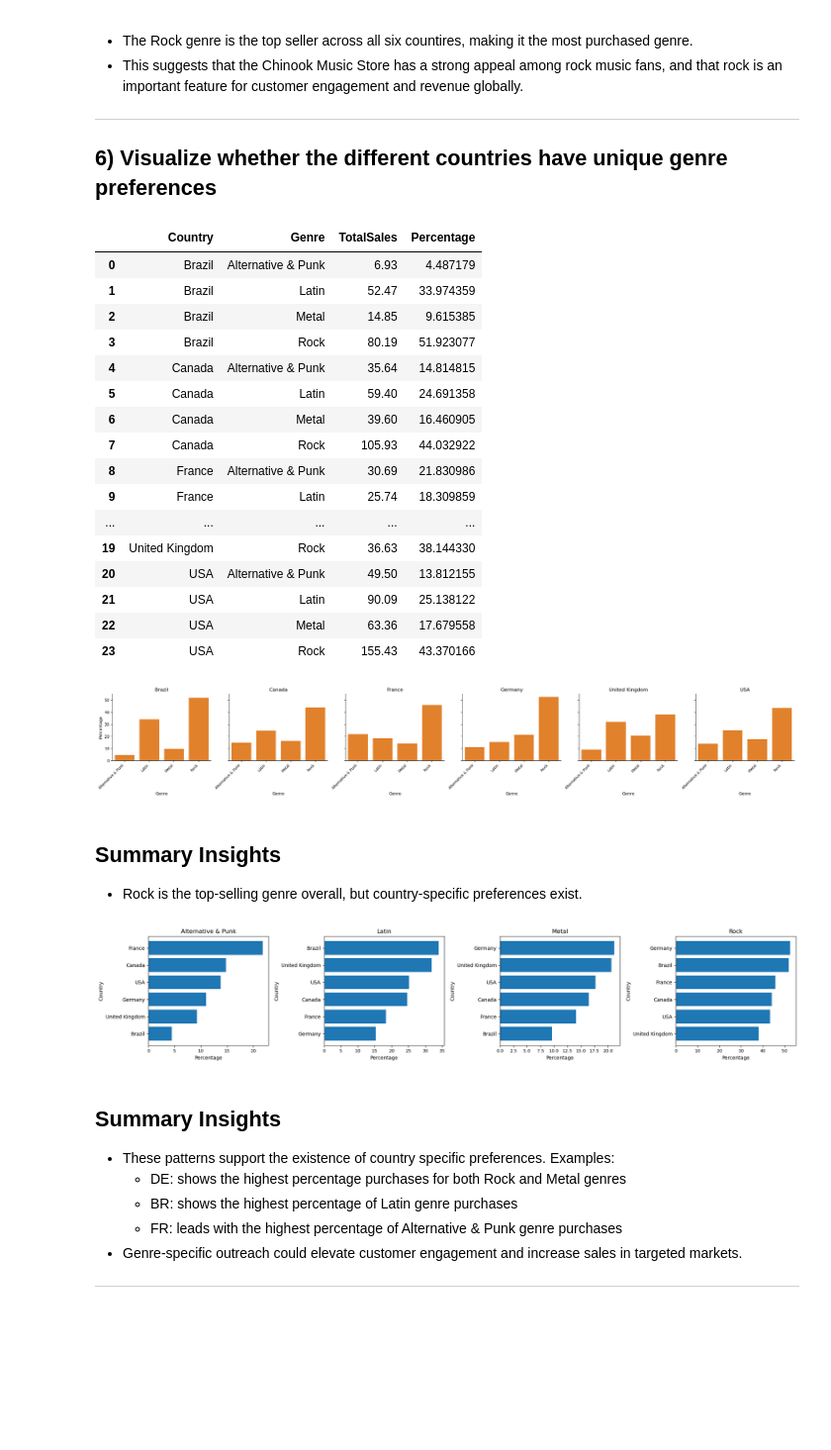
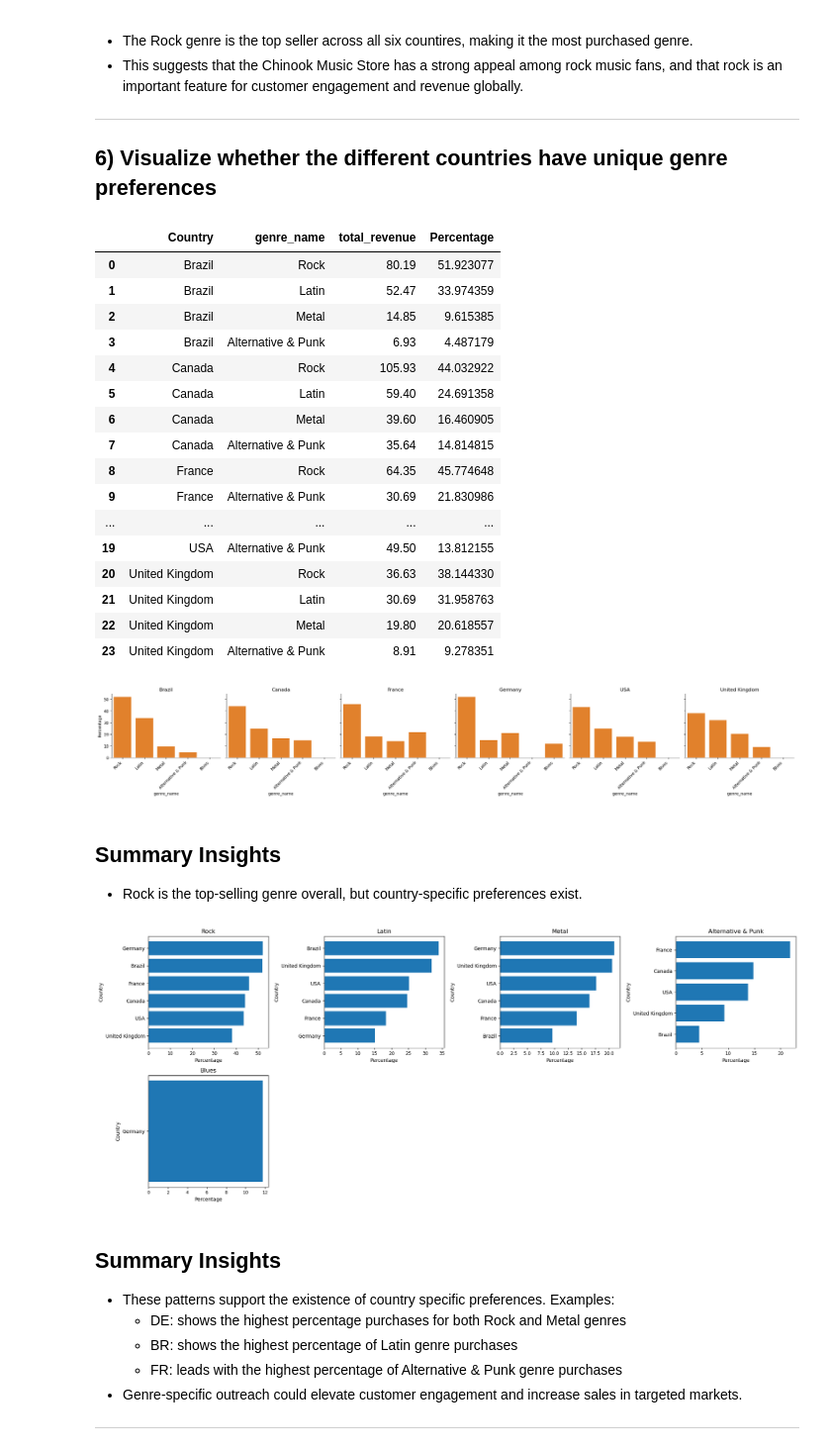
Before and after one commit to bpgodsil/sql-chinook-project, a Jupyter notebook: notebooks/ChinookSQLProject.ipynb, the cells around one changed output. Shown at 99% size. Drawn from its saved outputs; the diff is of its cells as text; code cells hidden in the pictures; blank space fills up the shorter version.

```diff
--- a/notebooks/ChinookSQLProject.ipynb
+++ b/notebooks/ChinookSQLProject.ipynb
@@ -482,8 +394,8 @@ country_by_genre
 # plot total revenue by genre for each country
 p = sns.catplot(
     data=country_by_genre,
-    x="Genre",
-    y="TotalSales",
+    x="genre_name",
+    y="total_revenue",
     col="Country",
     kind="bar",
     height=4,
@@ -514,36 +426,36 @@ plt.show()
 ## 6) Visualize whether the different countries have unique genre preferences
 # %%
 # convert to numeric
-country_by_genre['TotalSales'] = pd.to_numeric(country_by_genre['TotalSales'], errors='coerce')
+country_by_genre['total_revenue'] = pd.to_numeric(country_by_genre['total_revenue'], errors='coerce')
 
 # Calulate percentages by country
-country_by_genre['TotalSalesByCountry'] = country_by_genre.groupby('Country')['TotalSales'].transform('sum')
-country_by_genre['Percentage'] = country_by_genre['TotalSales']/country_by_genre['TotalSalesByCountry'] * 100
+country_by_genre['TotalSalesByCountry'] = country_by_genre.groupby('Country')['total_revenue'].transform('sum')
+country_by_genre['Percentage'] = country_by_genre['total_revenue']/country_by_genre['TotalSalesByCountry'] * 100
 country_by_genre = country_by_genre.drop(columns = 'TotalSalesByCountry')
 
 display(country_by_genre)
 # %% [output]
-|  | Country | Genre | TotalSales | Percentage |
-| 0 | Brazil | Alternative & Punk | 6.93 | 4.487179 |
+|  | Country | genre_name | total_revenue | Percentage |
+| 0 | Brazil | Rock | 80.19 | 51.923077 |
 | 1 | Brazil | Latin | 52.47 | 33.974359 |
 | 2 | Brazil | Metal | 14.85 | 9.615385 |
-| 3 | Brazil | Rock | 80.19 | 51.923077 |
-| 4 | Canada | Alternative & Punk | 35.64 | 14.814815 |
+| 3 | Brazil | Alternative & Punk | 6.93 | 4.487179 |
+| 4 | Canada | Rock | 105.93 | 44.032922 |
 | 5 | Canada | Latin | 59.40 | 24.691358 |
 | 6 | Canada | Metal | 39.60 | 16.460905 |
-| 7 | Canada | Rock | 105.93 | 44.032922 |
-| 8 | France | Alternative & Punk | 30.69 | 21.830986 |
-| 9 | France | Latin | 25.74 | 18.309859 |
+| 7 | Canada | Alternative & Punk | 35.64 | 14.814815 |
+| 8 | France | Rock | 64.35 | 45.774648 |
+| 9 | France | Alternative & Punk | 30.69 | 21.830986 |
 | ... | ... | ... | ... | ... |
-| 19 | United Kingdom | Rock | 36.63 | 38.144330 |
-| 20 | USA | Alternative & Punk | 49.50 | 13.812155 |
-| 21 | USA | Latin | 90.09 | 25.138122 |
-| 22 | USA | Metal | 63.36 | 17.679558 |
-| 23 | USA | Rock | 155.43 | 43.370166 |
+| 19 | USA | Alternative & Punk | 49.50 | 13.812155 |
+| 20 | United Kingdom | Rock | 36.63 | 38.144330 |
+| 21 | United Kingdom | Latin | 30.69 | 31.958763 |
+| 22 | United Kingdom | Metal | 19.80 | 20.618557 |
+| 23 | United Kingdom | Alternative & Punk | 8.91 | 9.278351 |
 # %%
 p = sns.catplot(
     data= country_by_genre,
-    x="Genre", y="Percentage",
+    x="genre_name", y="Percentage",
     col="Country",
     kind="bar",
     height=4, aspect=1,
@@ -562,39 +474,39 @@ for ax in p.axes.flat:
 plt.tight_layout()
 plt.show()
 # %% [output]
-[figure, old version]
+[figure, new version]
 # %% [markdown]
 ## Summary Insights
 
 - Rock is the top-selling genre overall, but country-specific preferences exist.
 # %%
 # horizontal bar charts for each genre and the six countries
-genres = country_by_genre['Genre'].unique()
+genres = country_by_genre['genre_name'].unique()
 n_cols = 4
 n_rows = (len(genres) + n_cols - 1) // n_cols
 
 fig, axes = plt.subplots(n_rows, n_cols, figsize=(5*n_cols, 4*n_rows))
 axes = axes.flatten()
 
 for i, genre in enumerate(genres):
     ax = axes[i]
-    sub_df = country_by_genre[country_by_genre['Genre'] == genre].copy()
+    sub_df = country_by_genre[country_by_genre['genre_name'] == genre].copy()
     # Sort descending by Percentage
     sub_df = sub_df.sort_values('Percentage', ascending=True)  # ascending=True because barh plots from bottom
 
     ax.barh(sub_df['Country'], sub_df['Percentage'], color= mcolors.TABLEAU_COLORS['tab:blue'])
     ax.set_title(f"{genre}")
     ax.set_xlabel("Percentage")
     ax.set_ylabel("Country")
 
 # Remove unused axes if any
 for j in range(i+1, len(axes)):
     fig.delaxes(axes[j])
 
 plt.tight_layout()
 plt.show()
 # %% [output]
-[figure, old version]
+[figure, new version]
 # %% [markdown]
 ## Summary Insights
 
```
Also changed, not shown: parts of 18 cells of this notebook, 3 other files.
